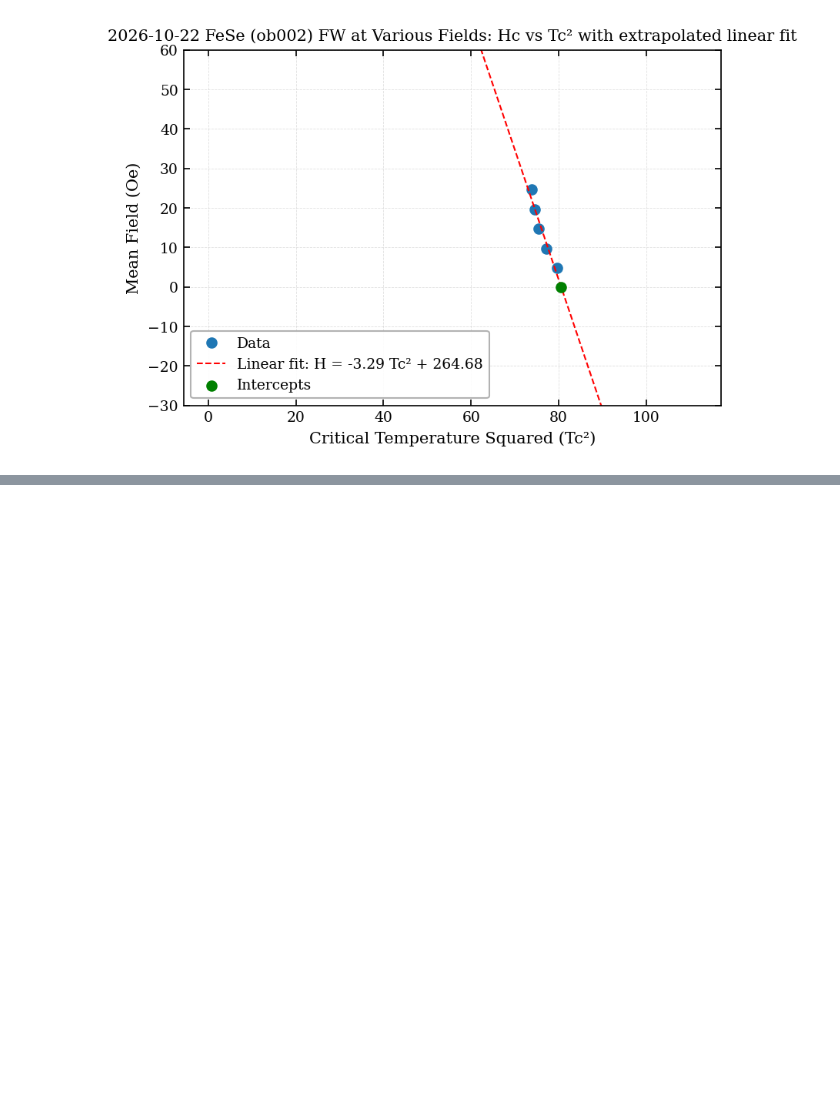
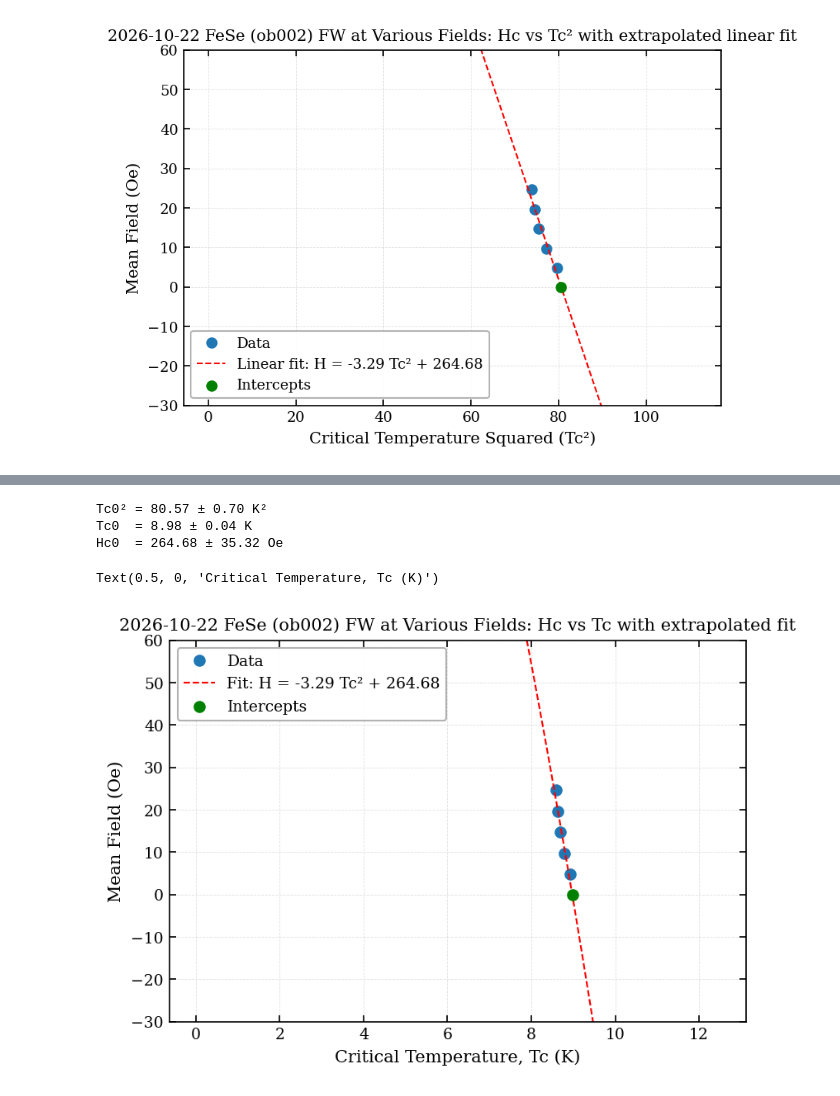
Before and after one commit to OlliePentecost/high-temperature-superconductivity, a Jupyter notebook: 2026-10-30-FeSe-ob002-MvsT-FW-VariousFields.ipynb, the cells around one changed output, grey strips where cells are left out. Cells and saved outputs as stored; diff of their text form; code cells hidden in the pictures; blank space fills up the shorter version.

```diff
--- a/2026-10-30-FeSe-ob002-MvsT-FW-VariousFields.ipynb
+++ b/2026-10-30-FeSe-ob002-MvsT-FW-VariousFields.ipynb
@@ -477,0 +553,46 @@ Text(0.5, 0, 'Critical Temperature Squared (Tc²)')
+# %%
+tc_array = np.array(tc_list)
+field_array = np.array(mean_field_list)
+tcsqrd = tc_array**2  # fit is still linear in Tc^2
+
+(m, c), cov = np.polyfit(tcsqrd, field_array, 1, cov=True)
+m_err, c_err = np.sqrt(np.diag(cov))
+cov_mc = cov[0, 1]
+
+# Intercept at Tc = 0
+Hc0 = c
+Hc0_err = c_err
+
+# Intercept at H = 0 (Tc0^2), error propagated including m-c covariance
+Tc0_sq = -c / m
+Tc0_sq_err = abs(Tc0_sq) * np.sqrt(
+    (m_err / m) ** 2 + (c_err / c) ** 2 - 2 * cov_mc / (m * c)
+)
+
+# Tc0 in K
+Tc0 = np.sqrt(Tc0_sq)
+Tc0_err = Tc0_sq_err / (2 * Tc0)
+
+print(f"Tc0² = {Tc0_sq:.2f} ± {Tc0_sq_err:.2f} K²")
+print(f"Tc0  = {Tc0:.2f} ± {Tc0_err:.2f} K")
+print(f"Hc0  = {Hc0:.2f} ± {Hc0_err:.2f} Oe")
+
+# Extrapolated fit curve, plotted against Tc
+x_fit = np.linspace(0, max(tc_array.max() * 1.4, Tc0 * 1.1), 200)
+
+plt.figure(figsize=(6, 4))
+plt.plot(tc_array, field_array, "o", label="Data")
+plt.plot(x_fit, m * x_fit**2 + c, "r--", label=f"Fit: H = {m:.2f} Tc² + {c:.2f}")
+plt.scatter([0, Tc0], [Hc0, 0], color="green", zorder=3, label="Intercepts")
+plt.legend()
+#plt.xlim(left=0)
+plt.ylim(top=60, bottom=-30)
+plt.title("2026-10-22 FeSe (ob002) FW at Various Fields: Hc vs Tc with extrapolated fit")
+plt.ylabel("Mean Field (Oe)")
+plt.xlabel("Critical Temperature, Tc (K)")
+# %% [output]
+Tc0² = 80.57 ± 0.70 K²
+Tc0  = 8.98 ± 0.04 K
+Hc0  = 264.68 ± 35.32 Oe
+Text(0.5, 0, 'Critical Temperature, Tc (K)')
+[figure, added]
```
Also changed, not shown: parts of 4 cells of this notebook.
